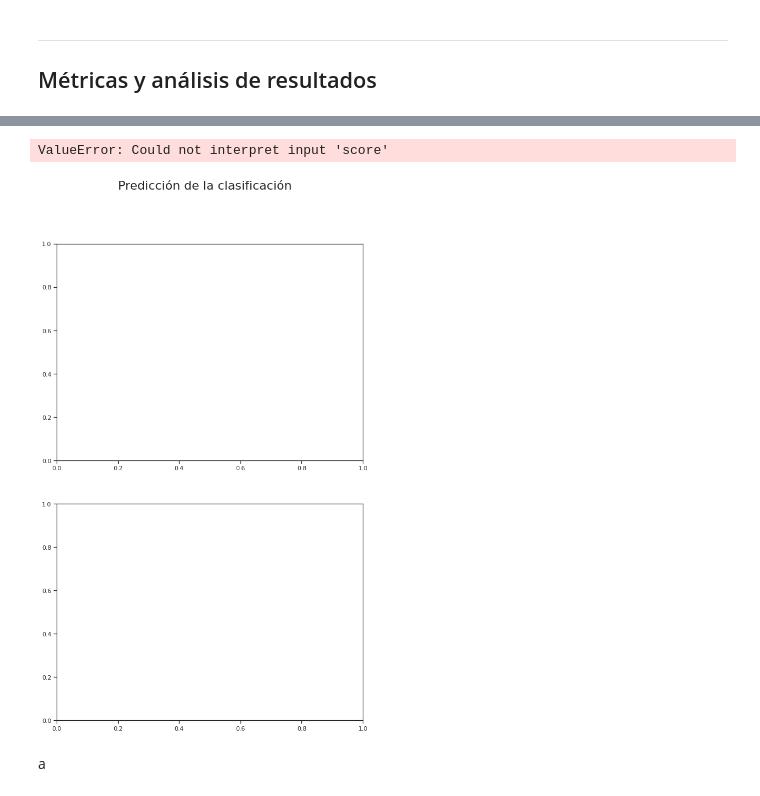
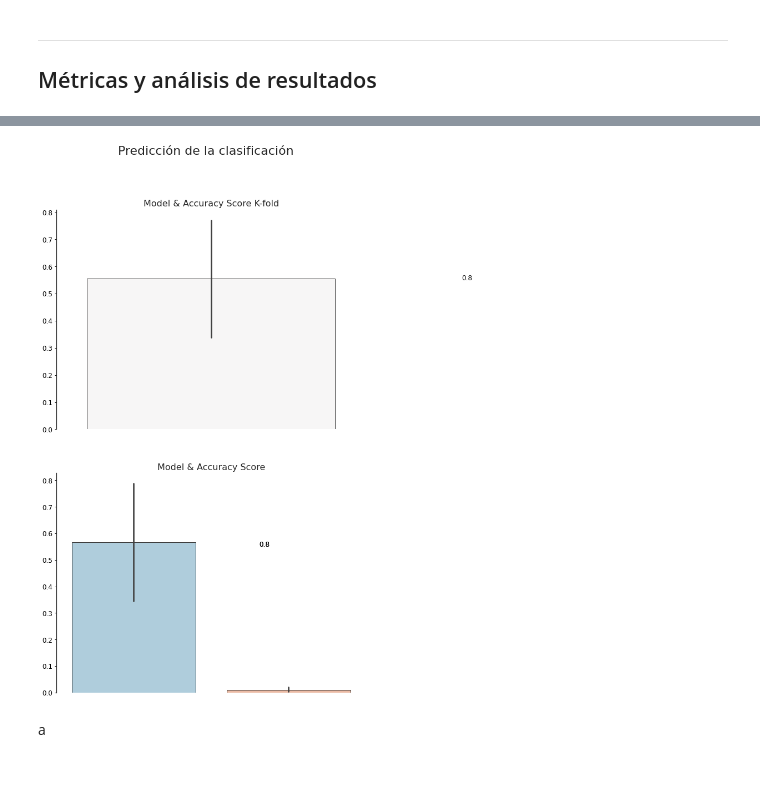
Before and after one commit to brunomb97/mat281-proyecto, a Jupyter notebook: resultados.ipynb, the cells around one changed output, grey strips where cells are left out. Saved outputs shown, nothing was run; the diff lists cells and outputs as text; code cells hidden in the pictures.

```diff
--- a/resultados.ipynb
+++ b/resultados.ipynb
@@ -766,8 +766,7 @@ dfPreScoreStats = (pd.DataFrame.from_dict(PreScoreStats,
                      'kNN': 'kNearestNeighbors',
                      'SVC': 'SupportVectorMachine',
                      'AB': 'AdaBoost'})
-             .sort_values(by='Score', ascending=False))
-
-display(PreScoreStats)
+             .sort_values(by='Score', ascending=True))
+dfPreScoreStats
 # %% [output]
 |  | Score |
@@ -785,8 +784,8 @@ dfPreCVStats = (pd.DataFrame.from_dict(PreCVStats,
                      'kNN': 'kNearestNeighbors',
                      'SVC': 'SupportVectorMachine',
                      'AB': 'AdaBoost'})
-             .sort_values(by='Score', ascending=False))
+             .sort_values(by='Score', ascending=True))
 
-display(PreCVStats)
+dfPreCVStats
 # %% [output]
 |  | Score | Desviación |
@@ -839,30 +858,29 @@ from ipywidgets import interactive
 # %%
 f, ax = plt.subplots(figsize=(10,16), nrows = 2)
 plt.suptitle("Predicción de la clasificación", fontsize=22)
 
-sns.barplot('score', 'Modelo', data = PreScoreStats, ax=ax[0], palette='RdBu_r', edgecolor=".2")
-sns.barplot('score', 'Modelo', data = PreCVStats, ax=ax[1], palette='RdBu_r', edgecolor=".2")
+sns.barplot(data = dfPreScoreStats, ax=ax[0], palette='RdBu_r', edgecolor=".2")
+sns.barplot(data = dfPreCVStats, ax=ax[1], palette='RdBu_r', edgecolor=".2")
 
 for i in ax[0].patches:
     ax[0].text(i.get_width()+.01, i.get_y()+.55, \
         str(round((i.get_width()), 2)), fontsize=12, color='black')
 for i in ax[1].patches:
     ax[1].text(i.get_width()+.01, i.get_y()+.55, \
         str(round((i.get_width()), 2)), fontsize=12, color='black')
 
 kwargs= {'length':3, 'width':1, 'colors':'black', 'labelsize':'large'}
 ax[0].tick_params(**kwargs)
 ax[1].tick_params(**kwargs)
 x_axis = ax[0].axes.get_xaxis().set_visible(False)
 x_axis1 = ax[1].axes.get_xaxis().set_visible(False)
 ax[0].set_title('Model & Accuracy Score K-fold',fontsize=16)
 ax[1].set_title('Model & Accuracy Score',fontsize=16)
 sns.despine(bottom=True)
 
 plt.show()
 # %% [output]
-ValueError: Could not interpret input 'score'
-[figure, old version]
+[figure, new version]
 # %% [markdown]
 a
 # %% [markdown]
```
Also changed, not shown: parts of 13 cells of this notebook, 1 other file.
